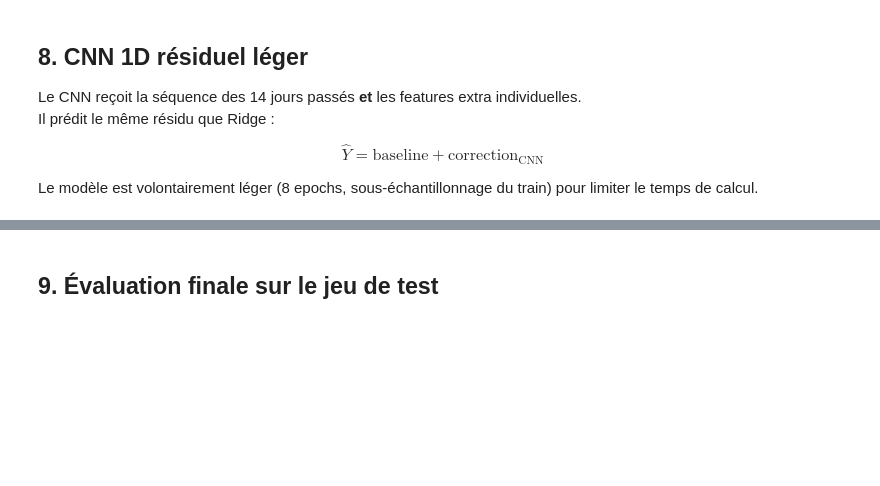
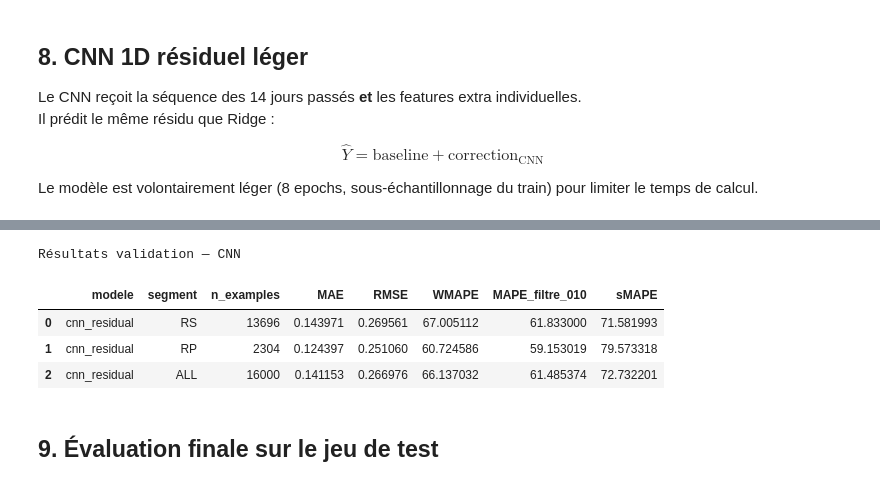
Before and after one commit to MariamRekik/Data-et-energie, a Jupyter notebook: Notebooks/03_prediction.ipynb, the cells around one changed output, grey strips where cells are left out. Drawn from its saved outputs; the diff is of its cells as text; code cells hidden in the pictures; blank space fills up the shorter version.

```diff
--- a/Notebooks/03_prediction.ipynb
+++ b/Notebooks/03_prediction.ipynb
@@ -708,27 +813,38 @@ else:
 # %%
 def predict_cnn_for_indices(idx, batch_size=1024):
     if cnn_model is None:
         return None
     preds = []
     cnn_model.eval()
     with torch.no_grad():
         for start in range(0, len(idx), batch_size):
             part       = idx[start:start + batch_size]
             xb_seq     = torch.from_numpy(X_seq_cnn[part]).to(DEVICE)
             xb_extra   = torch.from_numpy(X_extra_cnn[part]).to(DEVICE)
             pred_res   = cnn_model(xb_seq, xb_extra).cpu().numpy() * seq_scale
             preds.append(np.clip(B_base[part] + pred_res, 0, None).astype(np.float32))
     return np.vstack(preds)
 
 
 pred_cnn_val   = None
 cnn_val_table  = pd.DataFrame()
 
 if RUN_CNN and cnn_model is not None:
-    pred_cnn_val  = predict_cnn_for_indices(idx_val)
-    cnn_val_table = evaluate_prediction_by_segment(Y, pred_cnn_val, idx_val, "cnn_residual")
+    pred_cnn_val_subset = predict_cnn_for_indices(idx_val)
+
+    # Create a full-sized prediction array for evaluation purposes
+    full_pred_cnn_val = np.full(Y.shape, np.nan, dtype=np.float32)
+    full_pred_cnn_val[idx_val] = pred_cnn_val_subset
+
+    cnn_val_table = evaluate_prediction_by_segment(Y, full_pred_cnn_val, idx_val, "cnn_residual")
     print("Résultats validation — CNN")
     display(cnn_val_table[["modele", "segment", "n_examples", "MAE", "RMSE", "WMAPE", "MAPE_filtre_010", "sMAPE"]])
+# %% [output]
+Résultats validation — CNN
+|  | modele | segment | n_examples | MAE | RMSE | WMAPE | MAPE_filtre_010 | sMAPE |
+| 0 | cnn_residual | RS | 13696 | 0.143971 | 0.269561 | 67.005112 | 61.833000 | 71.581993 |
+| 1 | cnn_residual | RP | 2304 | 0.124397 | 0.251060 | 60.724586 | 59.153019 | 79.573318 |
+| 2 | cnn_residual | ALL | 16000 | 0.141153 | 0.266976 | 66.137032 | 61.485374 | 72.732201 |
 # %% [markdown]
 ## 9. Évaluation finale sur le jeu de test
 # %%
```
Also changed, not shown: parts of 31 cells of this notebook, 10 other files.
